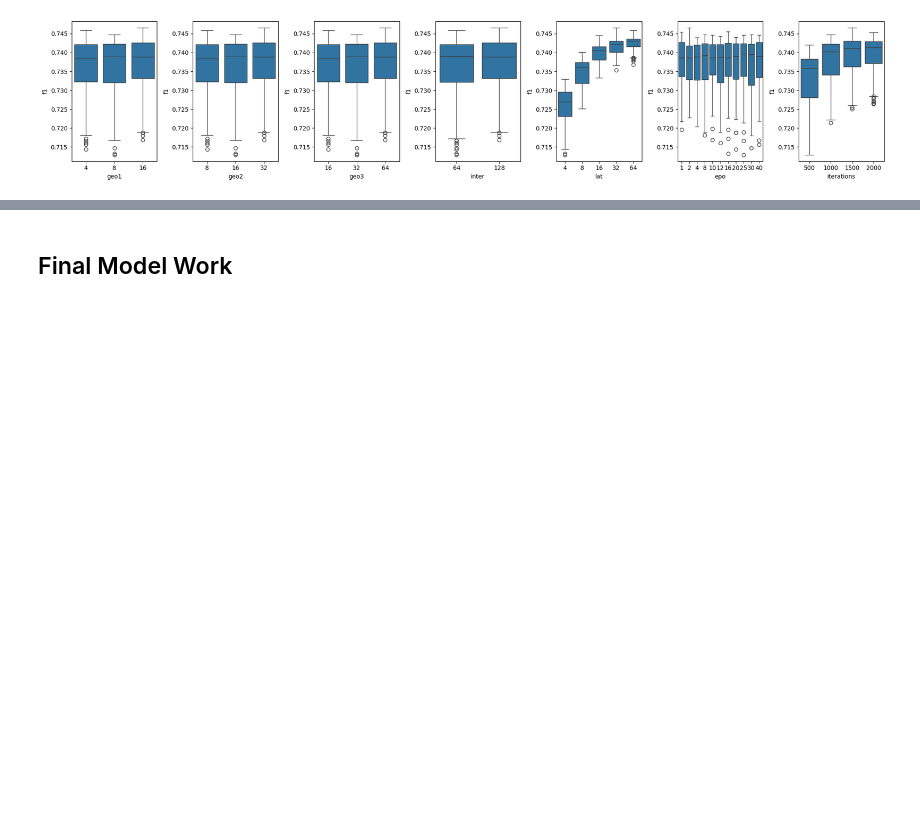
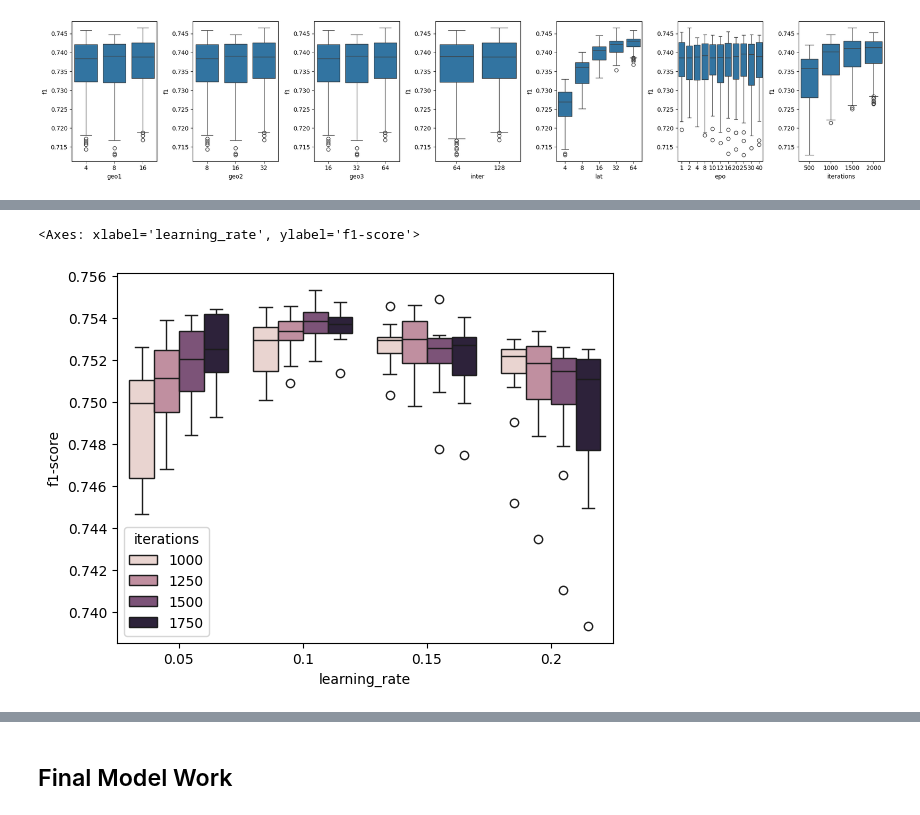
Before and after one commit to teofc111/DD_earthquake, a Jupyter notebook: DD_earthquake_2_autoencode.ipynb, the cells around one changed output, grey strips where cells are left out. Drawn from its saved outputs; the diff is of its cells as text; code cells hidden in the pictures; blank space fills up the shorter version.

```diff
--- a/DD_earthquake_2_autoencode.ipynb
+++ b/DD_earthquake_2_autoencode.ipynb
@@ -844,0 +967,5 @@ ax.barh(cols,imps)
+# %%
+sns.boxplot(catboost_classifier_results,x='learning_rate',y='f1-score',hue='iterations')
+# %% [output]
+<Axes: xlabel='learning_rate', ylabel='f1-score'>
+[figure, added]
```
Also changed, not shown: parts of 23 cells of this notebook.
